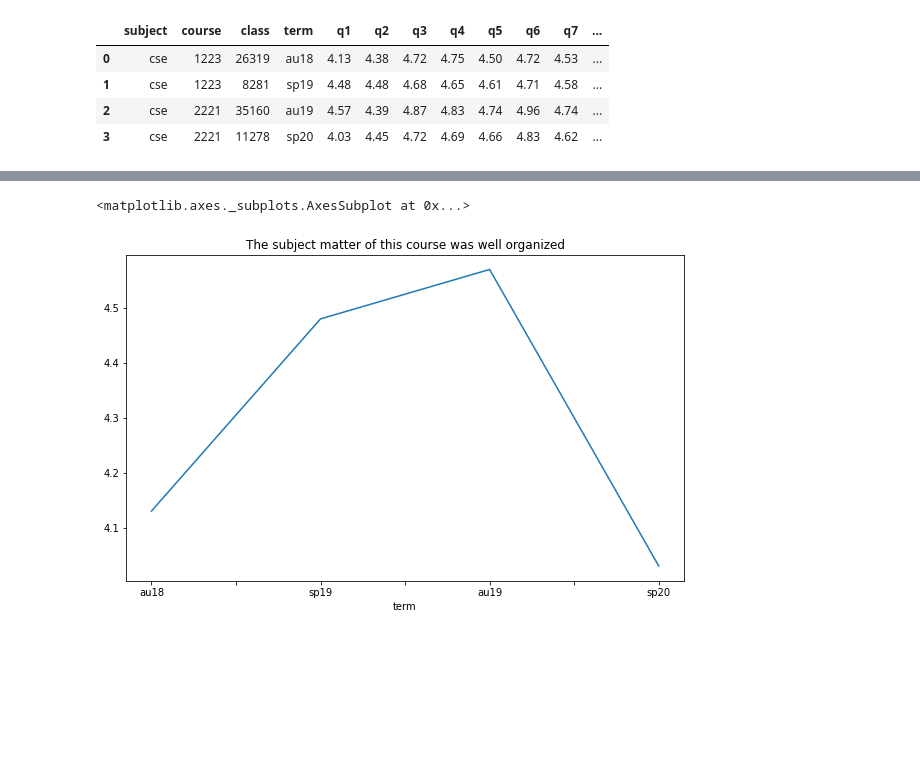
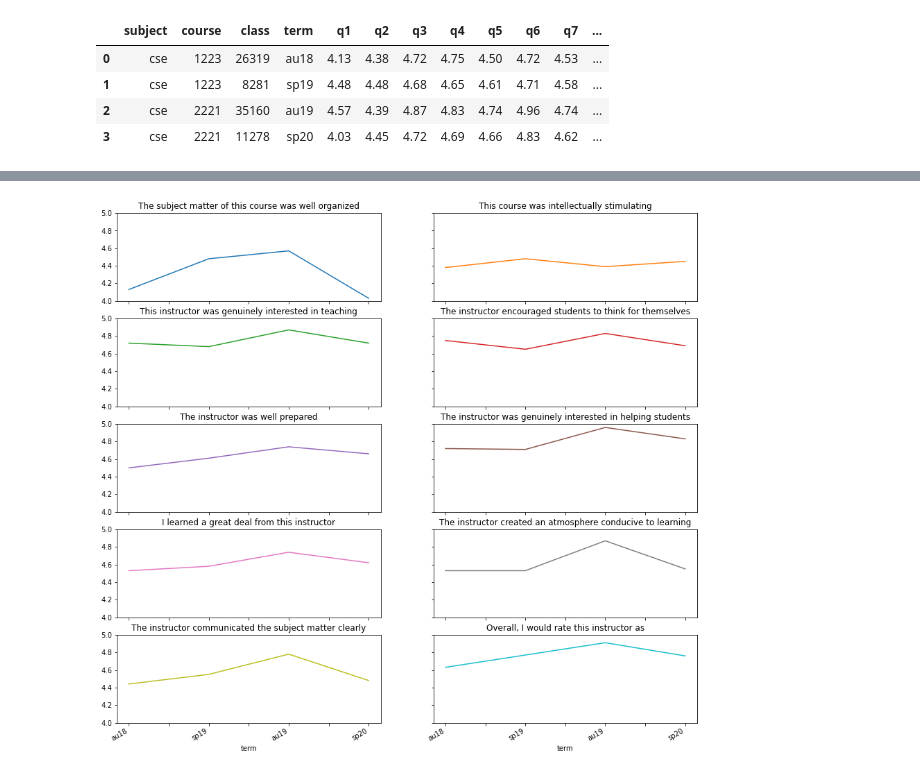
Before and after one commit to jrg94/doodles, a Jupyter notebook: visualizing_teaching_evaluations.ipynb, the cells around one changed output, grey strips where cells are left out. Saved outputs shown, nothing was run; the diff lists cells and outputs as text; code cells hidden in the pictures; blank space fills up the shorter version.

```diff
--- a/visualizing_teaching_evaluations.ipynb
+++ b/visualizing_teaching_evaluations.ipynb
@@ -22,13 +22,17 @@ labels.head()
 | 0 | The subject matter of this course... | This course was intellectually st... | This instructor was genuinely int... | The instructor encouraged student... | The instructor was well prepared | The instructor was genuinely inte... | I learned a great deal from this ... | The instructor created an atmosph... | The instructor communicated the s... | Overall, I would rate this instru... |
 # %%
 # Plot Q1
-df.plot(
+results = df.plot(
+    subplots=True,
     x="term",
-    y="q1",
-    figsize=(10, 6),
-    title=labels.iloc[0]["q1"],
-    legend=False
+    y=["q1", "q2", "q3", "q4", "q5", "q6", "q7", "q8", "q9", "q10"],
+    figsize=(15, 15),
+    ylim=(4,5),
+    title=list(labels.values[0]),
+    legend=False,
+    sharex=True,
+    sharey=True,
+    layout=(5,2)
 )
 # %% [output]
-<matplotlib.axes._subplots.AxesSubplot at 0x...>
-[figure, old version]
+[figure, new version]
```
